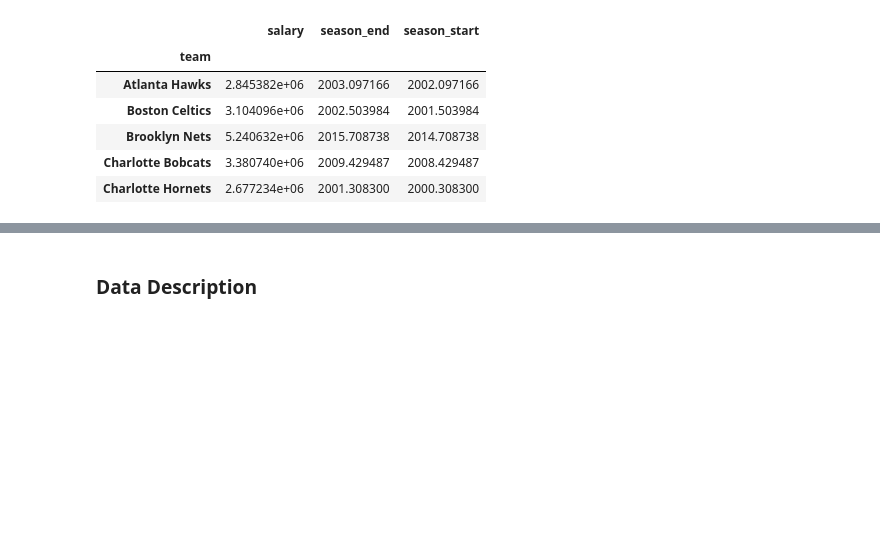
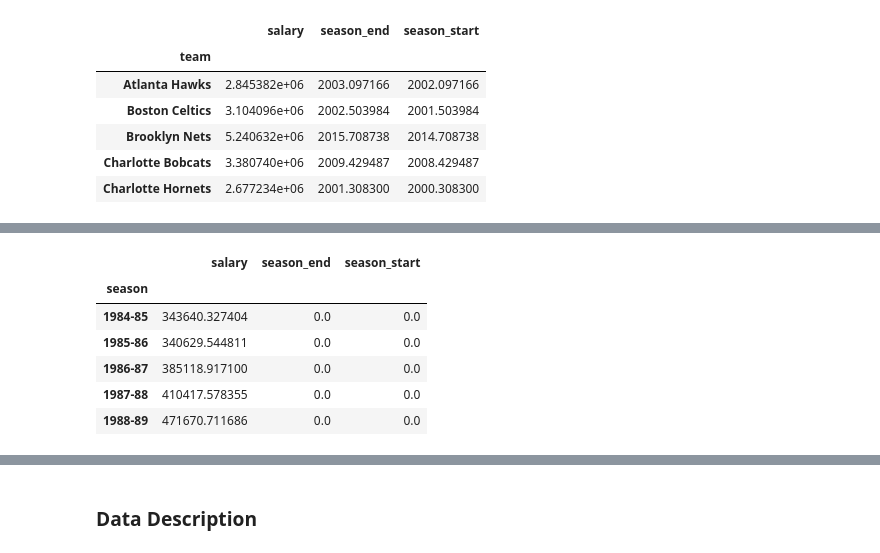
Before and after one commit to frannie-lach/info2950, a Jupyter notebook: NBA.ipynb, the cells around one changed output, grey strips where cells are left out. Cells and saved outputs as stored; diff of their text form; code cells hidden in the pictures; blank space fills up the shorter version.

```diff
--- a/NBA.ipynb
+++ b/NBA.ipynb
@@ -75,0 +79,11 @@ plt.show()
+# %%
+season_stdev = nba_data.groupby('season').std()
+season_stdev.head()
+# %% [output]
+|  | salary | season_end | season_start |
+| season |  |  |  |
+| 1984-85 | 343640.327404 | 0.0 | 0.0 |
+| 1985-86 | 340629.544811 | 0.0 | 0.0 |
+| 1986-87 | 385118.917100 | 0.0 | 0.0 |
+| 1987-88 | 410417.578355 | 0.0 | 0.0 |
+| 1988-89 | 471670.711686 | 0.0 | 0.0 |
```
Also changed, not shown: parts of 3 cells of this notebook.
